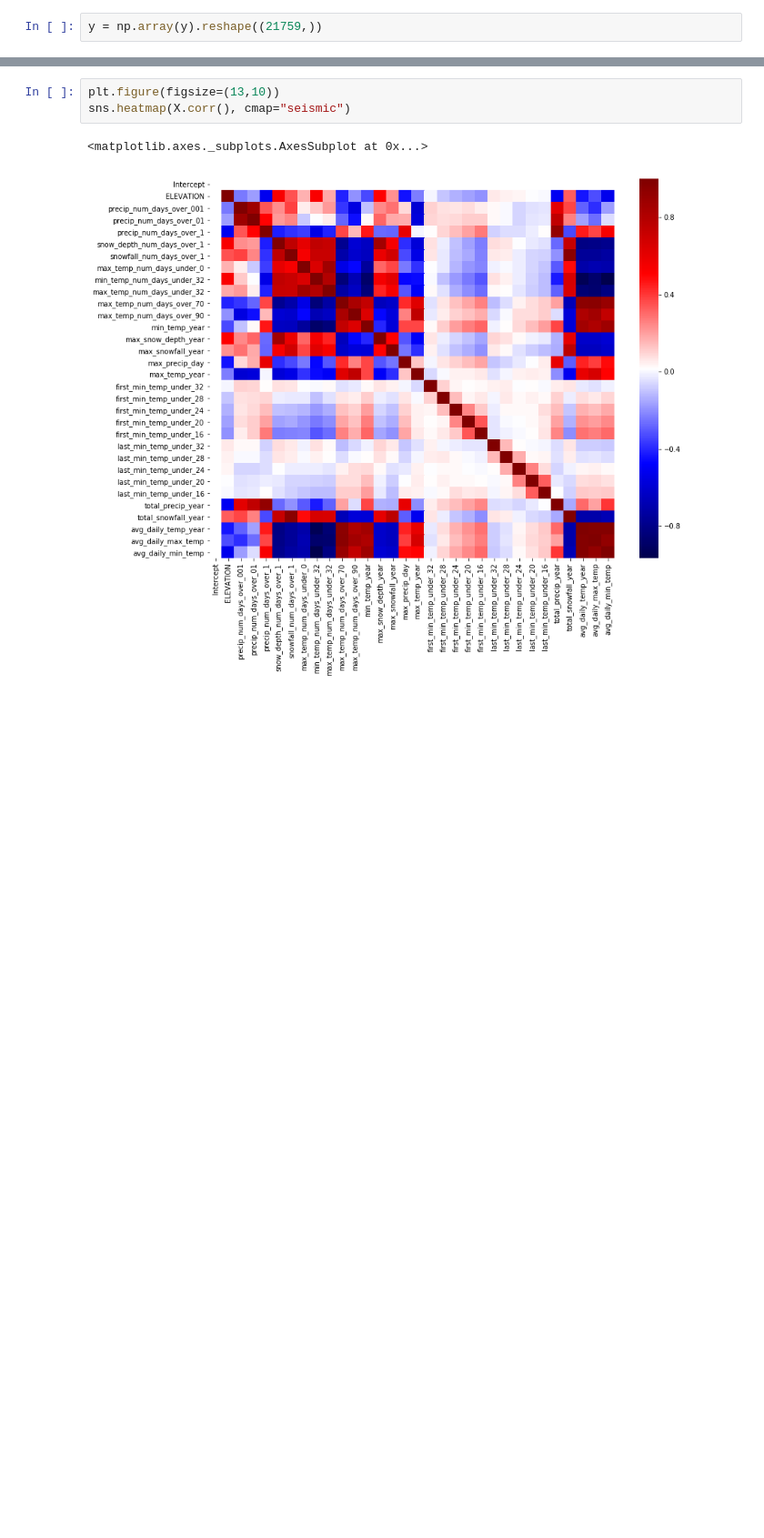
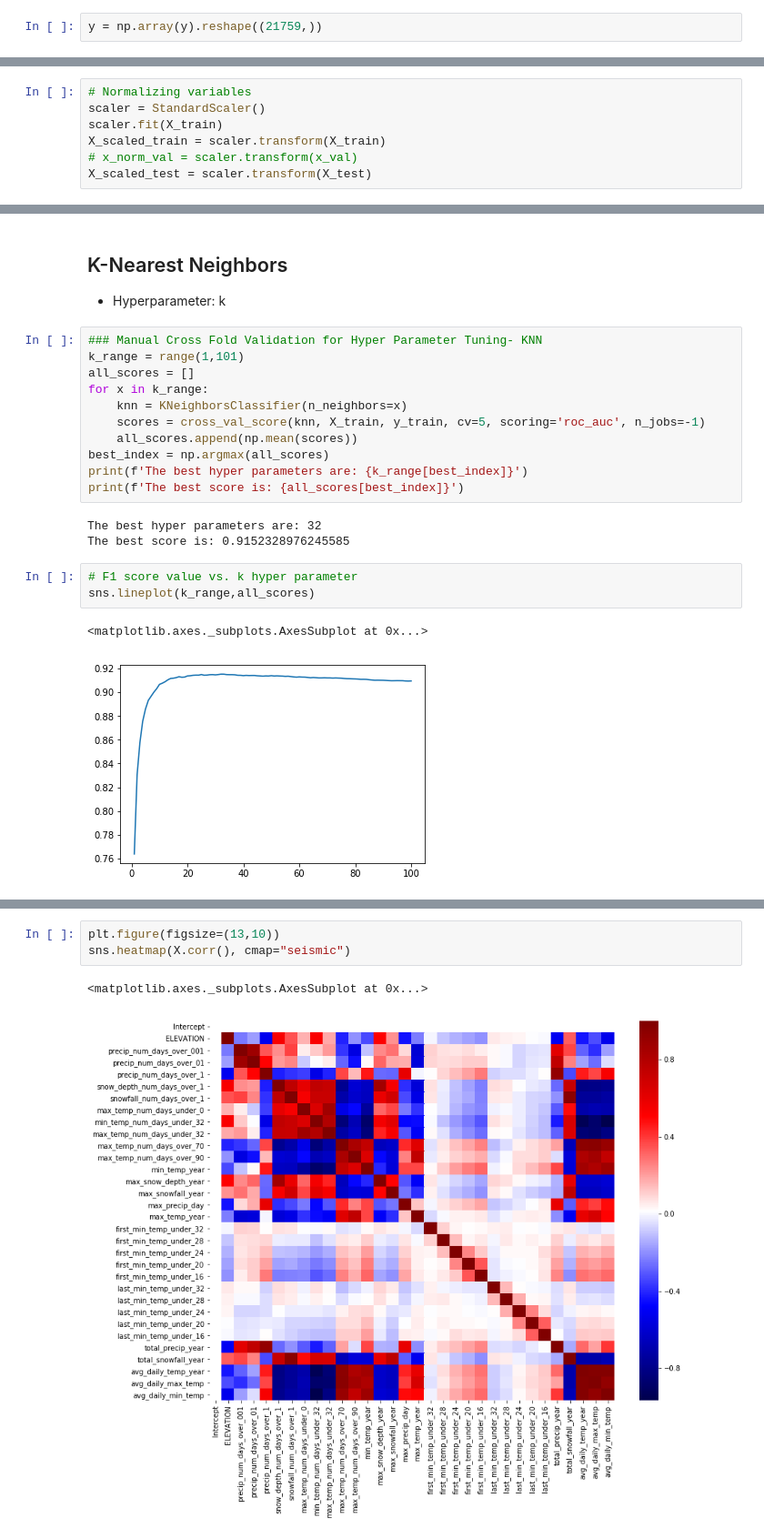
Before and after one commit to tcbonds/lyme-disease-classifier, a Jupyter notebook: Project_3_Modeling.ipynb, the cells around one changed output, grey strips where cells are left out. Shown at 91% size. Cells and saved outputs as stored; diff of their text form; blank space fills up the shorter version.

```diff
--- a/Project_3_Modeling.ipynb
+++ b/Project_3_Modeling.ipynb
@@ -230,0 +151,7 @@ print(metrics.precision_score(y_test, y_pred))
+# %%
+# Normalizing variables
+scaler = StandardScaler()
+scaler.fit(X_train)
+X_scaled_train = scaler.transform(X_train)
+# x_norm_val = scaler.transform(x_val)
+X_scaled_test = scaler.transform(X_test)
@@ -230,0 +166,23 @@ print(metrics.precision_score(y_test, y_pred))
+# %% [markdown]
+## K-Nearest Neighbors
+- Hyperparameter: k
+# %%
+### Manual Cross Fold Validation for Hyper Parameter Tuning- KNN
+k_range = range(1,101)
+all_scores = []
+for x in k_range:
+    knn = KNeighborsClassifier(n_neighbors=x)
+    scores = cross_val_score(knn, X_train, y_train, cv=5, scoring='roc_auc', n_jobs=-1)
+    all_scores.append(np.mean(scores))
+best_index = np.argmax(all_scores)
+print(f'The best hyper parameters are: {k_range[best_index]}')
+print(f'The best score is: {all_scores[best_index]}')
+# %% [output]
+The best hyper parameters are: 32
+The best score is: 0.9152328976245585
+# %%
+# F1 score value vs. k hyper parameter
+sns.lineplot(k_range,all_scores)
+# %% [output]
+<matplotlib.axes._subplots.AxesSubplot at 0x...>
+[figure, added]
```
Also changed, not shown: parts of 87 cells of this notebook, 3 other files.
